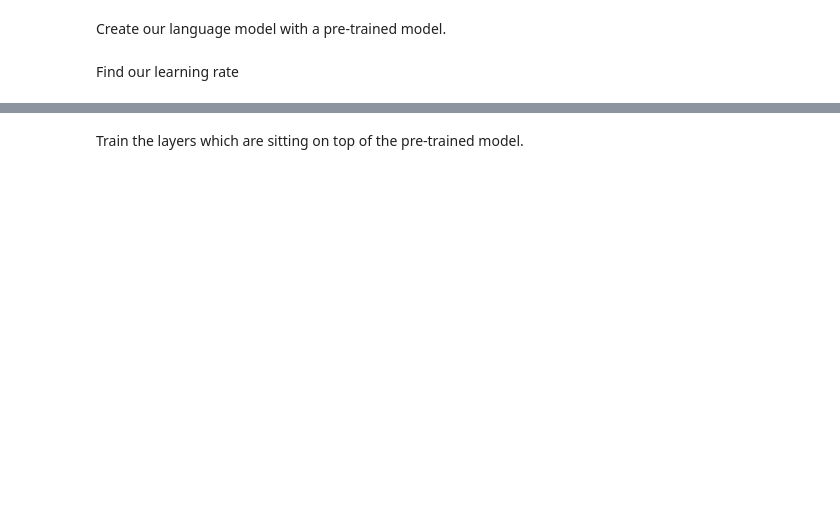
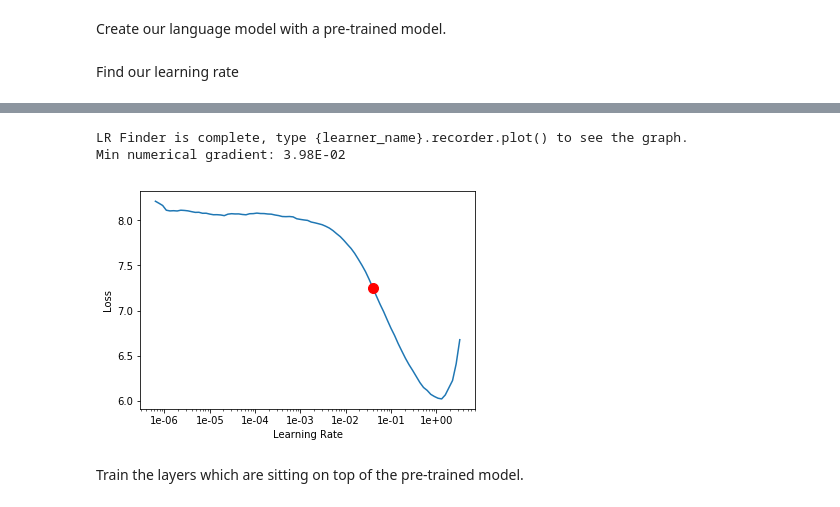
Before and after one commit to EricDube/Quiet-Sheriff-sms-classifier, a Jupyter notebook: sms-classifier.ipynb, the cells around one changed output, grey strips where cells are left out. Cells and saved outputs as stored; diff of their text form; code cells hidden in the pictures; blank space fills up the shorter version.

```diff
--- a/sms-classifier.ipynb
+++ b/sms-classifier.ipynb
@@ -37,5 +55,6 @@ learn = language_model_learner(data_lm, pretrained_model=URLs.WT103_1, drop_mult
 # %% [markdown]
 Find our learning rate
 # %%
-# lr_find(learn)
-# learn.recorder.plot()
+lr_find(learn)
+learn.recorder.plot()
+# %% [output]
@@ -42,3 +62,6 @@ Find our learning rate
+LR Finder is complete, type {learner_name}.recorder.plot() to see the graph.
+Min numerical gradient: 3.98E-02
+[figure, added]
 # %% [markdown]
 Train the layers which are sitting on top of the pre-trained model.
 # %%
```
Also changed, not shown: parts of 31 cells of this notebook, 5 other files.
